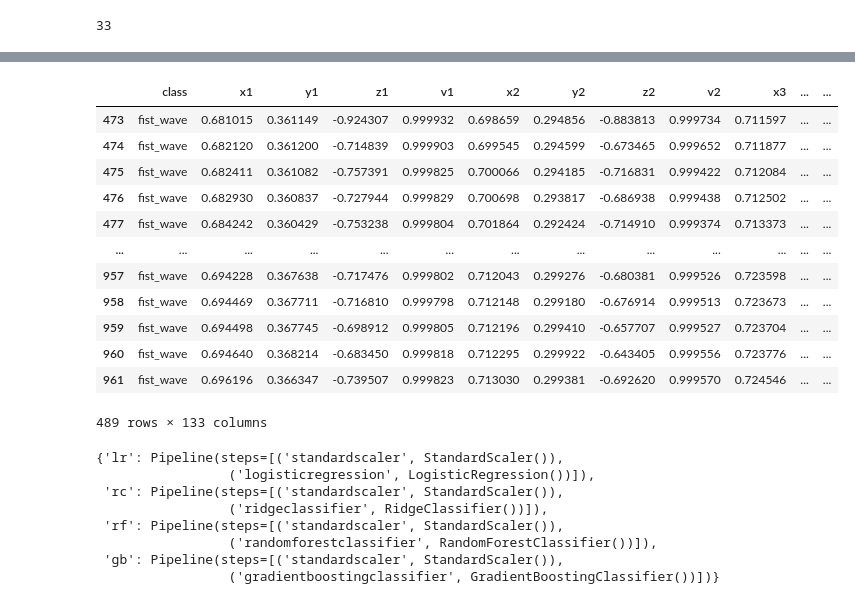
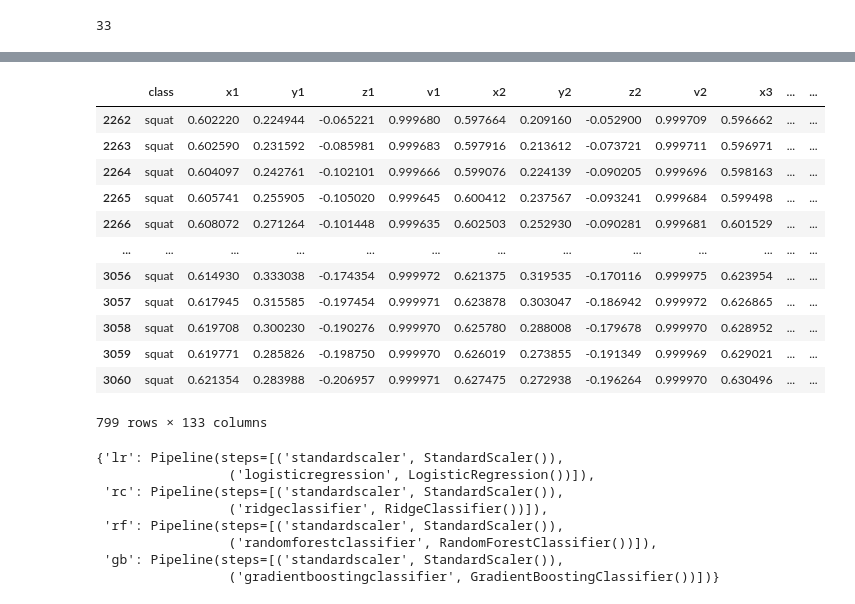
Before and after one commit to nilutpolkashyap/gym_pose_classifier, a Jupyter notebook: pose_classifier.ipynb, the cells around one changed output, grey strips where cells are left out. Cells and saved outputs as stored; diff of their text form; code cells hidden in the pictures.

```diff
--- a/pose_classifier.ipynb
+++ b/pose_classifier.ipynb
@@ -227,19 +234,19 @@ df[df['class']=='open_wave']
 # %%
-df[df['class']=='fist_wave']
+df[df['class']=='squat']
 # %% [output]
 |  | class | x1 | y1 | z1 | v1 | x2 | y2 | z2 | v2 | x3 | ... | ... |
-| 473 | fist_wave | 0.681015 | 0.361149 | -0.924307 | 0.999932 | 0.698659 | 0.294856 | -0.883813 | 0.999734 | 0.711597 | ... | ... |
-| 474 | fist_wave | 0.682120 | 0.361200 | -0.714839 | 0.999903 | 0.699545 | 0.294599 | -0.673465 | 0.999652 | 0.711877 | ... | ... |
-| 475 | fist_wave | 0.682411 | 0.361082 | -0.757391 | 0.999825 | 0.700066 | 0.294185 | -0.716831 | 0.999422 | 0.712084 | ... | ... |
-| 476 | fist_wave | 0.682930 | 0.360837 | -0.727944 | 0.999829 | 0.700698 | 0.293817 | -0.686938 | 0.999438 | 0.712502 | ... | ... |
-| 477 | fist_wave | 0.684242 | 0.360429 | -0.753238 | 0.999804 | 0.701864 | 0.292424 | -0.714910 | 0.999374 | 0.713373 | ... | ... |
+| 2262 | squat | 0.602220 | 0.224944 | -0.065221 | 0.999680 | 0.597664 | 0.209160 | -0.052900 | 0.999709 | 0.596662 | ... | ... |
+| 2263 | squat | 0.602590 | 0.231592 | -0.085981 | 0.999683 | 0.597916 | 0.213612 | -0.073721 | 0.999711 | 0.596971 | ... | ... |
+| 2264 | squat | 0.604097 | 0.242761 | -0.102101 | 0.999666 | 0.599076 | 0.224139 | -0.090205 | 0.999696 | 0.598163 | ... | ... |
+| 2265 | squat | 0.605741 | 0.255905 | -0.105020 | 0.999645 | 0.600412 | 0.237567 | -0.093241 | 0.999684 | 0.599498 | ... | ... |
+| 2266 | squat | 0.608072 | 0.271264 | -0.101448 | 0.999635 | 0.602503 | 0.252930 | -0.090281 | 0.999681 | 0.601529 | ... | ... |
 | ... | ... | ... | ... | ... | ... | ... | ... | ... | ... | ... | ... | ... |
-| 957 | fist_wave | 0.694228 | 0.367638 | -0.717476 | 0.999802 | 0.712043 | 0.299276 | -0.680381 | 0.999526 | 0.723598 | ... | ... |
-| 958 | fist_wave | 0.694469 | 0.367711 | -0.716810 | 0.999798 | 0.712148 | 0.299180 | -0.676914 | 0.999513 | 0.723673 | ... | ... |
-| 959 | fist_wave | 0.694498 | 0.367745 | -0.698912 | 0.999805 | 0.712196 | 0.299410 | -0.657707 | 0.999527 | 0.723704 | ... | ... |
-| 960 | fist_wave | 0.694640 | 0.368214 | -0.683450 | 0.999818 | 0.712295 | 0.299922 | -0.643405 | 0.999556 | 0.723776 | ... | ... |
-| 961 | fist_wave | 0.696196 | 0.366347 | -0.739507 | 0.999823 | 0.713030 | 0.299381 | -0.692620 | 0.999570 | 0.724546 | ... | ... |
+| 3056 | squat | 0.614930 | 0.333038 | -0.174354 | 0.999972 | 0.621375 | 0.319535 | -0.170116 | 0.999975 | 0.623954 | ... | ... |
+| 3057 | squat | 0.617945 | 0.315585 | -0.197454 | 0.999971 | 0.623878 | 0.303047 | -0.186942 | 0.999972 | 0.626865 | ... | ... |
+| 3058 | squat | 0.619708 | 0.300230 | -0.190276 | 0.999970 | 0.625780 | 0.288008 | -0.179678 | 0.999970 | 0.628952 | ... | ... |
+| 3059 | squat | 0.619771 | 0.285826 | -0.198750 | 0.999970 | 0.626019 | 0.273855 | -0.191349 | 0.999969 | 0.629021 | ... | ... |
+| 3060 | squat | 0.621354 | 0.283988 | -0.206957 | 0.999971 | 0.627475 | 0.272938 | -0.196264 | 0.999970 | 0.630496 | ... | ... |
-489 rows × 133 columns
+799 rows × 133 columns
 # %%
 X = df.drop('class', axis=1) # features
 y = df['class'] # target value
```
Also changed, not shown: parts of 14 cells of this notebook, 2 other files.
